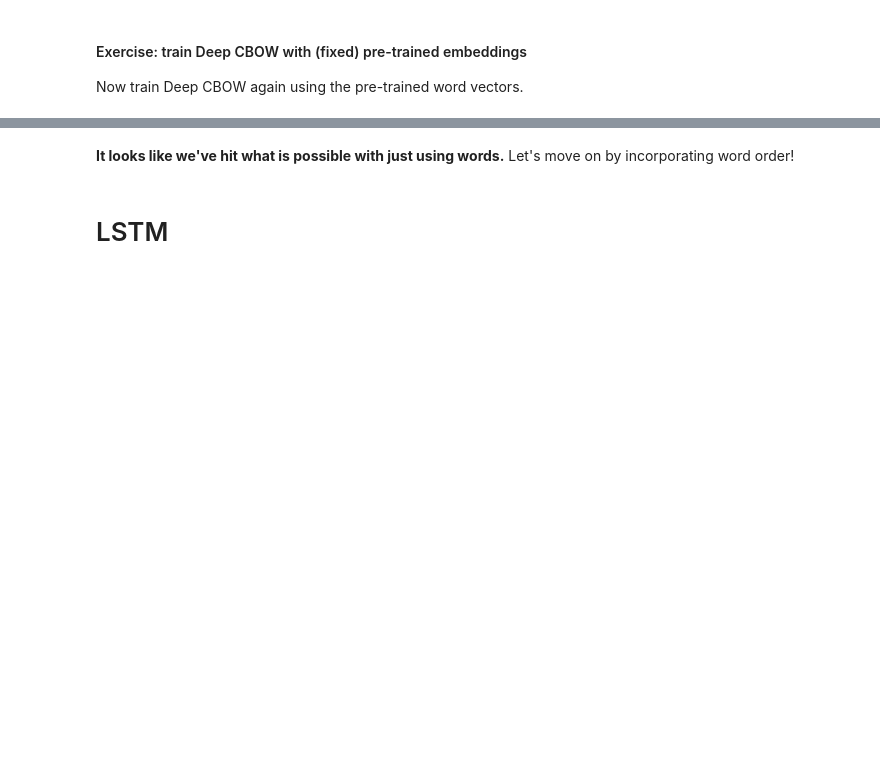
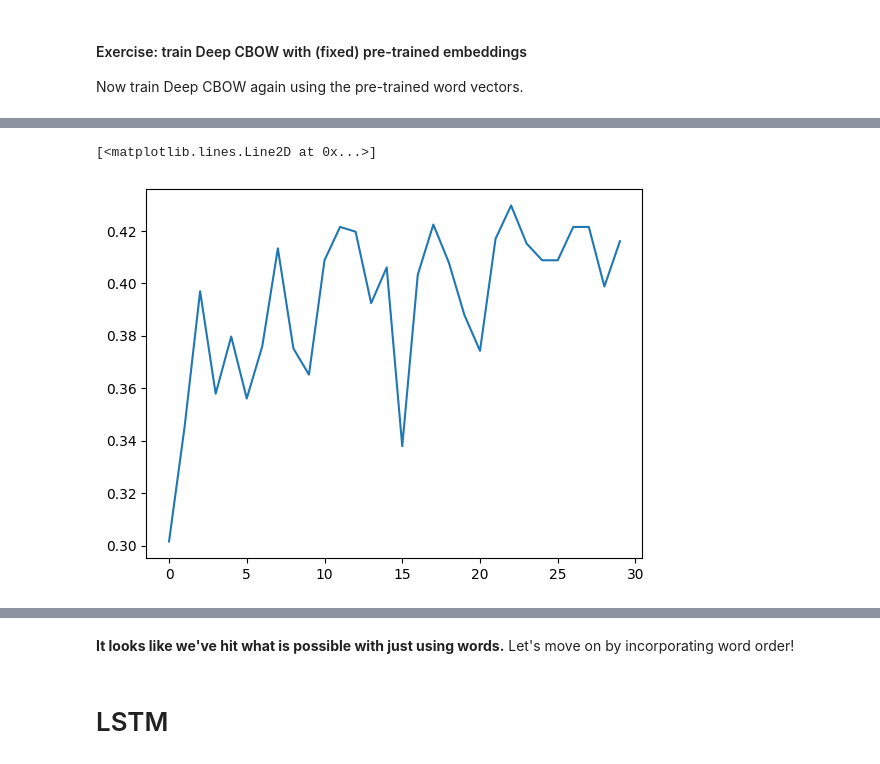
Before and after one commit to gerardPlanella/DeepLearning1_UvA_22, a Jupyter notebook: Assignment2/NLP1_2022_Practical_2_(student_version).ipynb, the cells around one changed output, grey strips where cells are left out. Drawn from its saved outputs; the diff is of its cells as text; code cells hidden in the pictures; blank space fills up the shorter version.

Commit message:
Finished Deep CBOW with pre-trained word embeddings

```diff
--- a/Assignment2/NLP1_2022_Practical_2_(student_version).ipynb
+++ b/Assignment2/NLP1_2022_Practical_2_(student_version).ipynb
@@ -833,26 +833,27 @@ We recommend using [nn.Sequential](https://pytorch.org/docs/stable/nn.html?highl
 class DeepCBOW(nn.Module):
   """A deep continuous bag-of-words model"""
 
-  def __init__(self, vocab_size, embedding_dim , vocab, D=100, n_classes = 5):
+  def __init__(self, vocab_size, embedding_dim, hidden_dim, output_dim, vocab):
     super(DeepCBOW, self).__init__()
     self.vocab = vocab
 
     self.embed = nn.Embedding(vocab_size, embedding_dim)
     self.layers = nn.Sequential(
-          nn.Linear(embedding_dim, D),
+          nn.Linear(embedding_dim, hidden_dim),
           nn.Tanh(),
-          nn.Linear(D, D),
+          nn.Linear(hidden_dim, hidden_dim),
           nn.Tanh(),
-          nn.Linear(D, n_classes))
+          nn.Linear(hidden_dim, output_dim))
 
   def forward(self, inputs):
     embeddings = self.embed(inputs).sum(1)
     logits = self.layers(embeddings)
     return logits
 
+
 embedding_dim = 300
 # If everything is in place we can now train our first model!
-deepcbow_model = DeepCBOW(len(v.w2i), embedding_dim, vocab=v)
+deepcbow_model = DeepCBOW(len(v.w2i), embedding_dim, 100, 5, vocab)
 print(deepcbow_model)
 
 deepcbow_model = deepcbow_model.to(device)
@@ -1058,24 +1043,20 @@ with open("googlenews.word2vec.300d.txt") as f:
         elements = line.split(" ")
         token = elements[0]
         v.count_token(token)
-        features[token] = elements[1:]
+        features[token] = list(map(float, elements[1:]))
         if feature_length is None:
           feature_length = len(features[token])
-        else:
-          if len(features[token]) != feature_length:
-            print(f"Different len {len(features[token])} from {feature_length}")
 v.build()
 print("Vocabulary size:", len(v.w2i))
 
 vectors = [None]*len(v.w2i)
 for token in v.i2w:
   if token not in features:
-    vectors[v.w2i[token]]
+    vectors[v.w2i[token]] = [0]*feature_length
   else:
     vectors[v.w2i[token]] = features[token]
 
-
 vectors = np.stack(vectors, axis = 0)
-print(vectors.shape)
+print(f"Matrix Shape: {vectors.shape}")
 # %% [output]
 Vocabulary size: 18922
@@ -1103,7 +1098,11 @@ class PTDeepCBOW(DeepCBOW):
 # %%
 # Create a Deep CBOW model with pre-trained embeddings
 # YOUR CODE HERE
-# pt_deep_cbow_model = ..
+pt_deep_cbow_model = PTDeepCBOW(vocab_size = len(v.i2w),
+                                embedding_dim = vectors.shape[1],
+                                hidden_dim = 300,
+                                output_dim = 5,
+                                vocab = v)
 
 # copy pre-trained word vectors into embeddings table
 pt_deep_cbow_model.embed.weight.data.copy_(torch.from_numpy(vectors))
@@ -1115,4 +1114,9 @@ pt_deep_cbow_model.embed.weight.requires_grad = False
 pt_deep_cbow_model = pt_deep_cbow_model.to(device)
 
 # train the model
-# YOUR CODE HERE
+pt_deep_cbow_model = pt_deep_cbow_model.to(device)
+
+optimizer = optim.Adam(pt_deep_cbow_model.parameters(), lr=0.0005)
+pt_deep_cbow_losses, pt_deep_cbow_accuracies = train_model(
+    pt_deep_cbow_model, optimizer, num_iterations=30000,
+    print_every=1000, eval_every=1000)
@@ -1119,4 +1141,8 @@ pt_deep_cbow_model = pt_deep_cbow_model.to(device)
 # %%
 # plot dev accuracies
+plt.plot(pt_deep_cbow_accuracies)
+# %% [output]
+[<matplotlib.lines.Line2D at 0x...>]
+[figure, added]
 # %%
 # plot train loss
```
Also changed, not shown: parts of 7 cells of this notebook.
